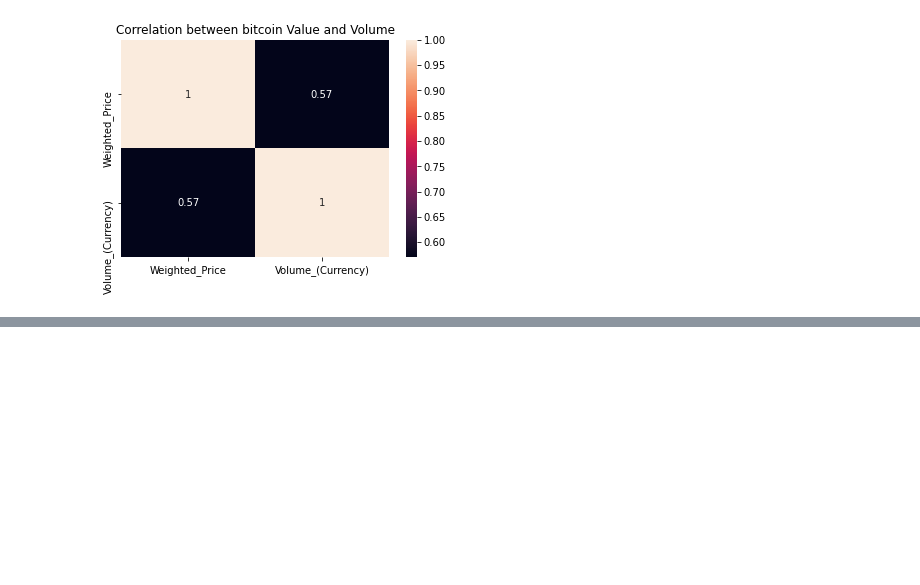
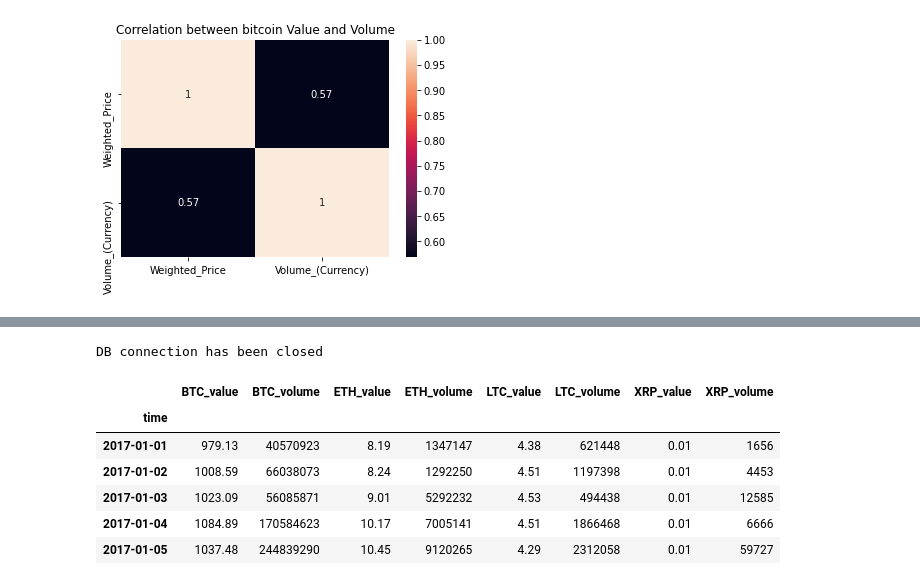
Before and after one commit to Sebastian-Bender/Cryptocurrency-price-prediction, a Jupyter notebook: CryptoPricePrediction/src/analysis.ipynb, the cells around one changed output, grey strips where cells are left out. Drawn from its saved outputs; the diff is of its cells as text; code cells hidden in the pictures; blank space fills up the shorter version.

```diff
--- a/CryptoPricePrediction/src/analysis.ipynb
+++ b/CryptoPricePrediction/src/analysis.ipynb
@@ -272,0 +225,15 @@ df[df.index >= '2017']
+# %%
+import dbController
+coinDF = dbController.readDB()
+# %% [output]
+DB connection has been closed
+# %%
+coinDF.head()
+# %% [output]
+|  | BTC_value | BTC_volume | ETH_value | ETH_volume | LTC_value | LTC_volume | XRP_value | XRP_volume |
+| time |  |  |  |  |  |  |  |  |
+| 2017-01-01 | 979.13 | 40570923 | 8.19 | 1347147 | 4.38 | 621448 | 0.01 | 1656 |
+| 2017-01-02 | 1008.59 | 66038073 | 8.24 | 1292250 | 4.51 | 1197398 | 0.01 | 4453 |
+| 2017-01-03 | 1023.09 | 56085871 | 9.01 | 5292232 | 4.53 | 494438 | 0.01 | 12585 |
+| 2017-01-04 | 1084.89 | 170584623 | 10.17 | 7005141 | 4.51 | 1866468 | 0.01 | 6666 |
+| 2017-01-05 | 1037.48 | 244839290 | 10.45 | 9120265 | 4.29 | 2312058 | 0.01 | 59727 |
```
Also changed, not shown: parts of 22 cells of this notebook, 1 other file.
